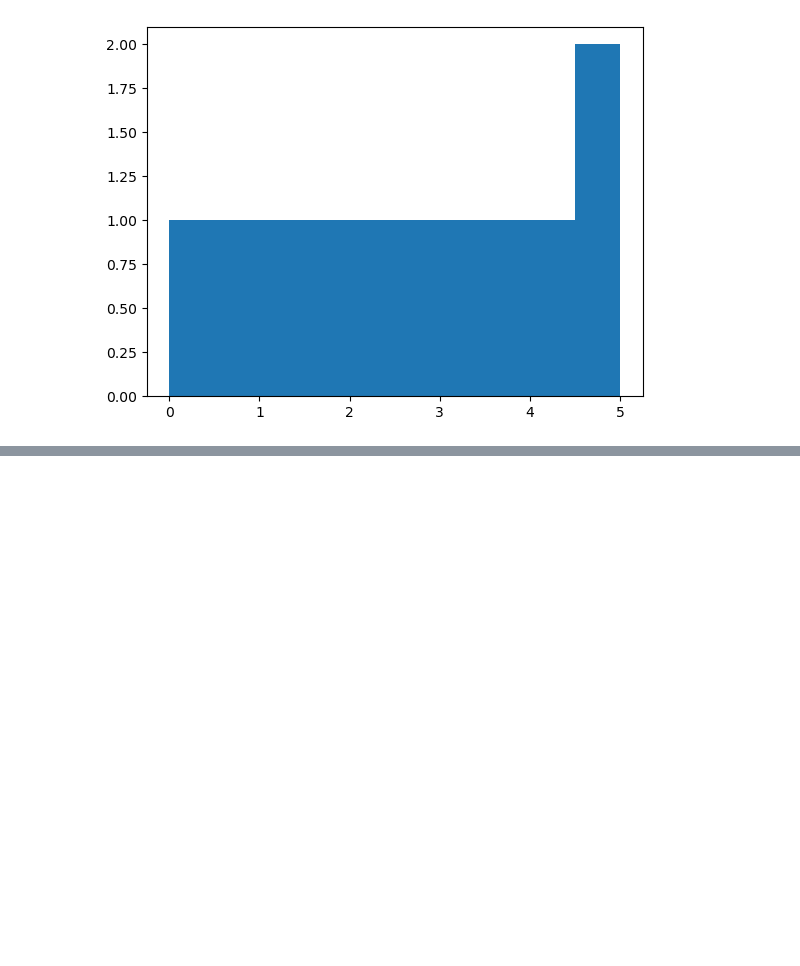
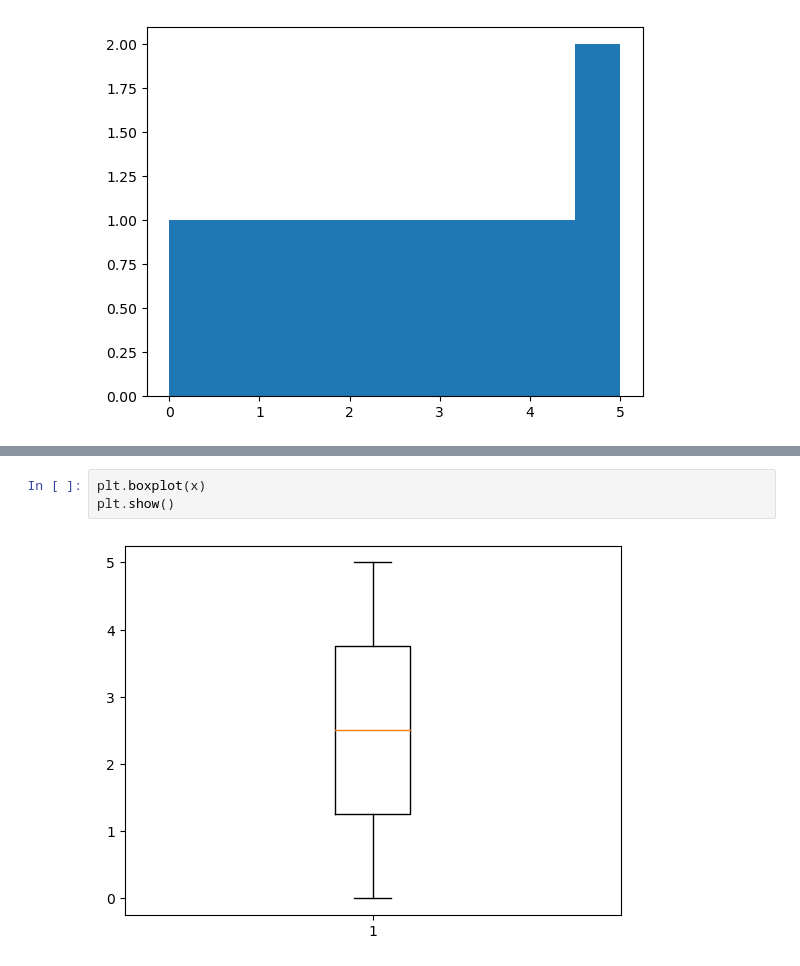
Before and after one commit to data4if/project_one, a Jupyter notebook: one/one.ipynb, the cells around one changed output, grey strips where cells are left out. Cells and saved outputs as stored; diff of their text form; blank space fills up the shorter version.

```diff
--- a/one/one.ipynb
+++ b/one/one.ipynb
@@ -22,0 +35,5 @@ plt.show()
+# %%
+plt.boxplot(x)
+plt.show()
+# %% [output]
+[figure, added]
```
Also changed, not shown: parts of 3 cells of this notebook.
